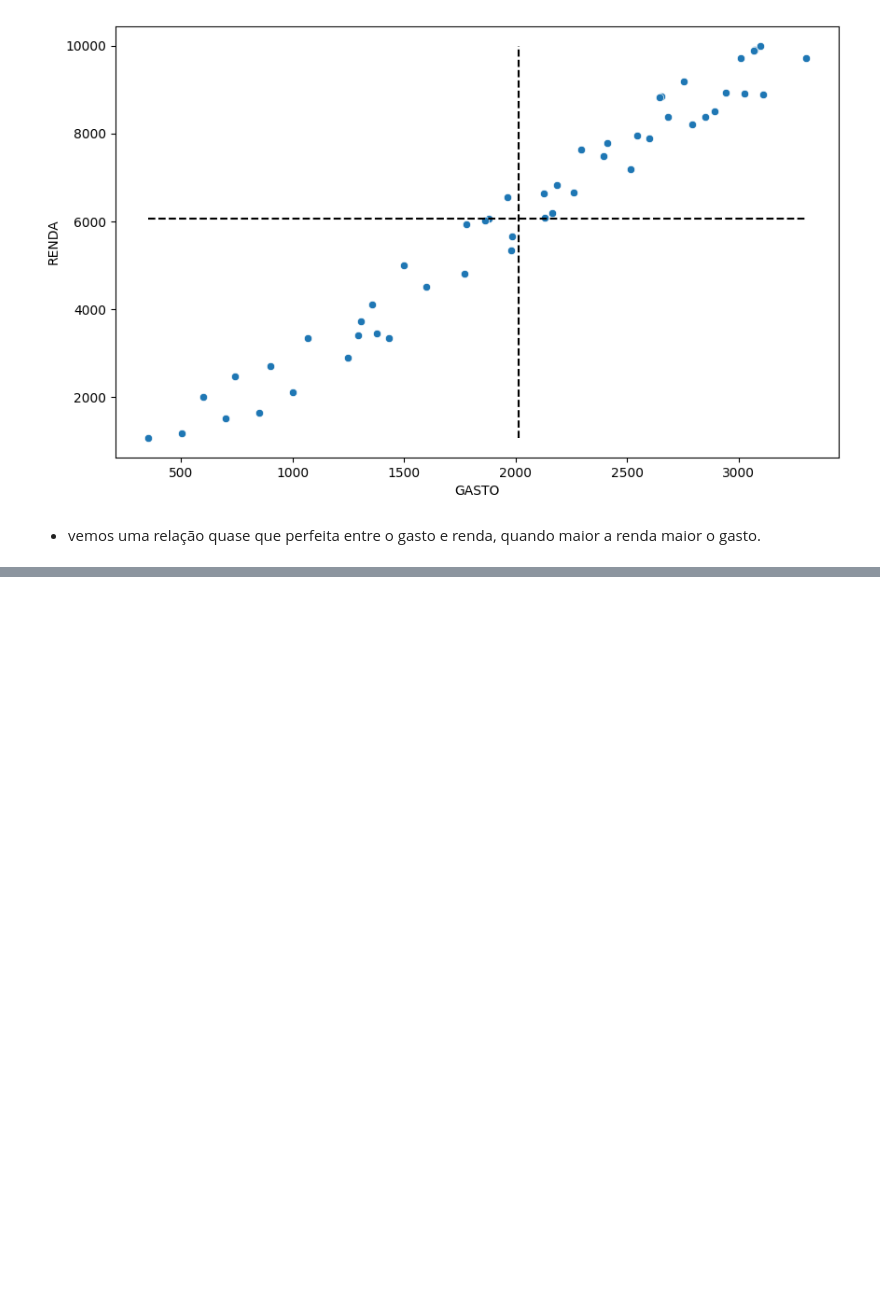
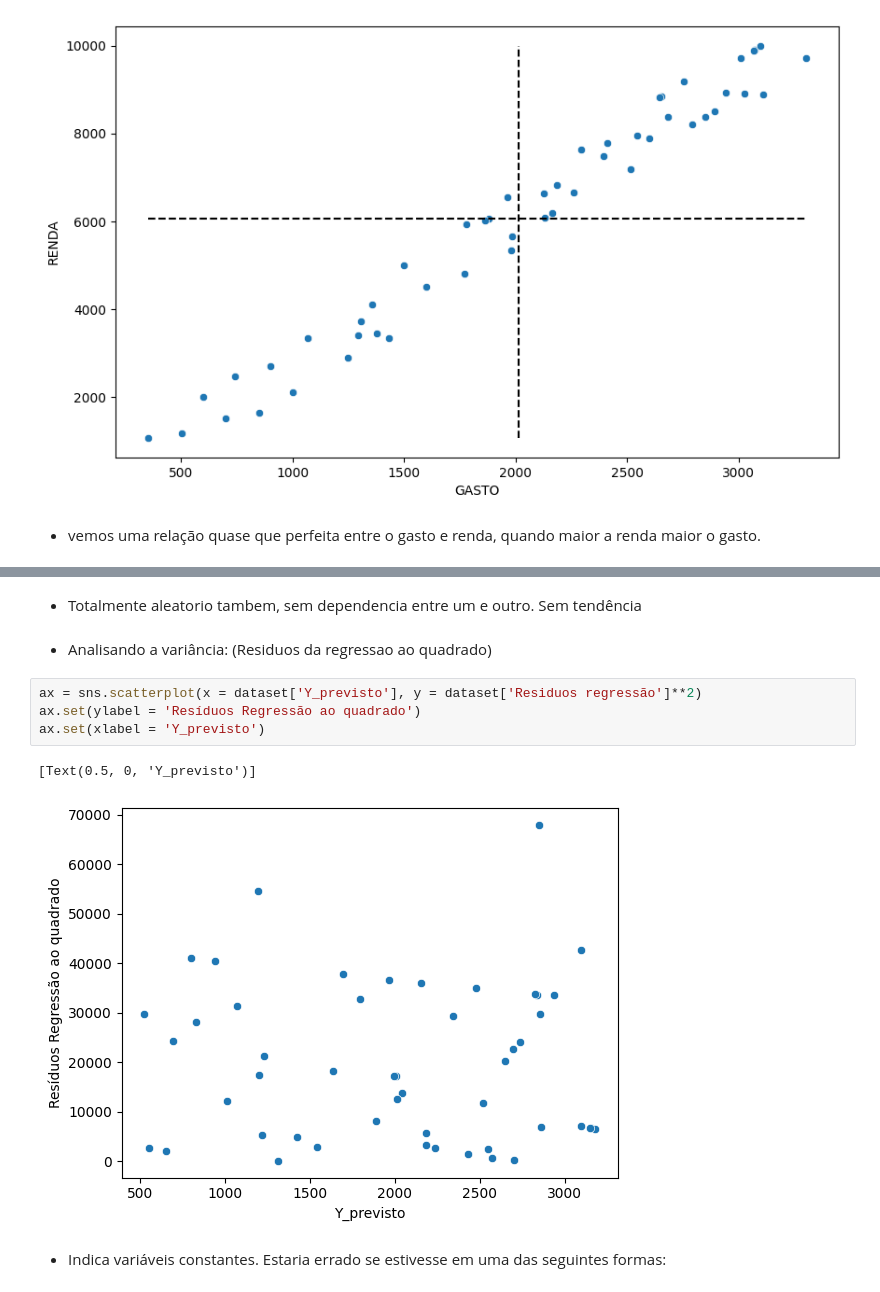
Before and after one commit to JonasSouza871/Machine-Learning-Statistics-Studies, a Jupyter notebook: Correlação_e_Regressão.ipynb, the cells around one changed output, grey strips where cells are left out. Drawn from its saved outputs; the diff is of its cells as text; blank space fills up the shorter version.

Commit message:
Adiciona estudo dos resíduos

```diff
--- a/Correlação_e_Regressão.ipynb
+++ b/Correlação_e_Regressão.ipynb
@@ -458,0 +827,13 @@ ax.vlines(x = x.mean(), ymin = y.min(), ymax = y.max(), colors='black', linestyl
+# %% [markdown]
+- Totalmente aleatorio tambem, sem dependencia entre um e outro. Sem tendência
+# %% [markdown]
+- Analisando a variância: (Residuos da regressao ao quadrado)
+# %%
+ax = sns.scatterplot(x = dataset['Y_previsto'], y = dataset['Residuos regressão']**2)
+ax.set(ylabel = 'Resíduos Regressão ao quadrado')
+ax.set(xlabel = 'Y_previsto')
+# %% [output]
+[Text(0.5, 0, 'Y_previsto')]
+[figure, added]
+# %% [markdown]
+- Indica variáveis constantes. Estaria errado se estivesse em uma das seguintes formas:
```
Also changed, not shown: parts of 94 cells of this notebook.
